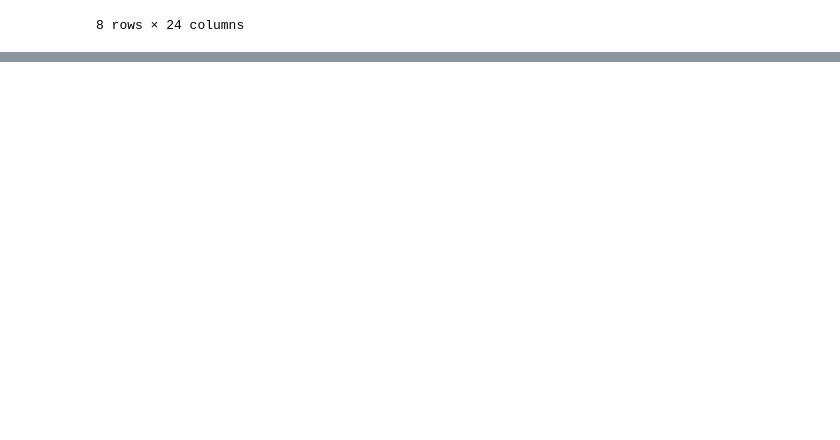
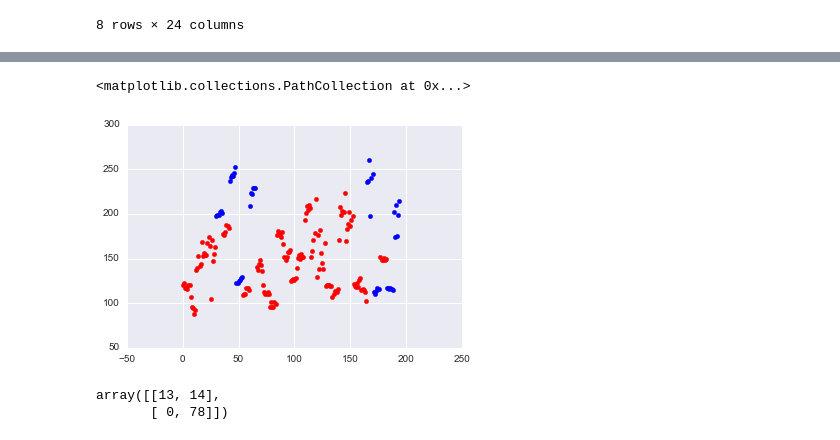
Before and after one commit to ihiteish/Data-Science-Projects-Python, a Jupyter notebook: ParkinsonDiagnosis/Parkinson Disease.ipynb, the cells around one changed output, grey strips where cells are left out. Cells and saved outputs as stored; diff of their text form; code cells hidden in the pictures; blank space fills up the shorter version.

```diff
--- a/ParkinsonDiagnosis/Parkinson Disease.ipynb
+++ b/ParkinsonDiagnosis/Parkinson Disease.ipynb
@@ -155,0 +254,6 @@ without_parkinsons.describe()
+# %%
+plt.scatter(with_parkinsons.index, with_parkinsons['MDVP:Fo(Hz)'],color = 'red')
+plt.scatter(without_parkinsons.index,without_parkinsons['MDVP:Fo(Hz)'],color = 'blue')
+# %% [output]
+<matplotlib.collections.PathCollection at 0x...>
+[figure, added]
@@ -155,0 +282,6 @@ without_parkinsons.describe()
+# %%
+from sklearn.metrics import confusion_matrix
+confusion_matrix(y_test,y_pred)
+# %% [output]
+array([[13, 14],
+       [ 0, 78]])
```
Also changed, not shown: parts of 23 cells of this notebook, 14 other files.
